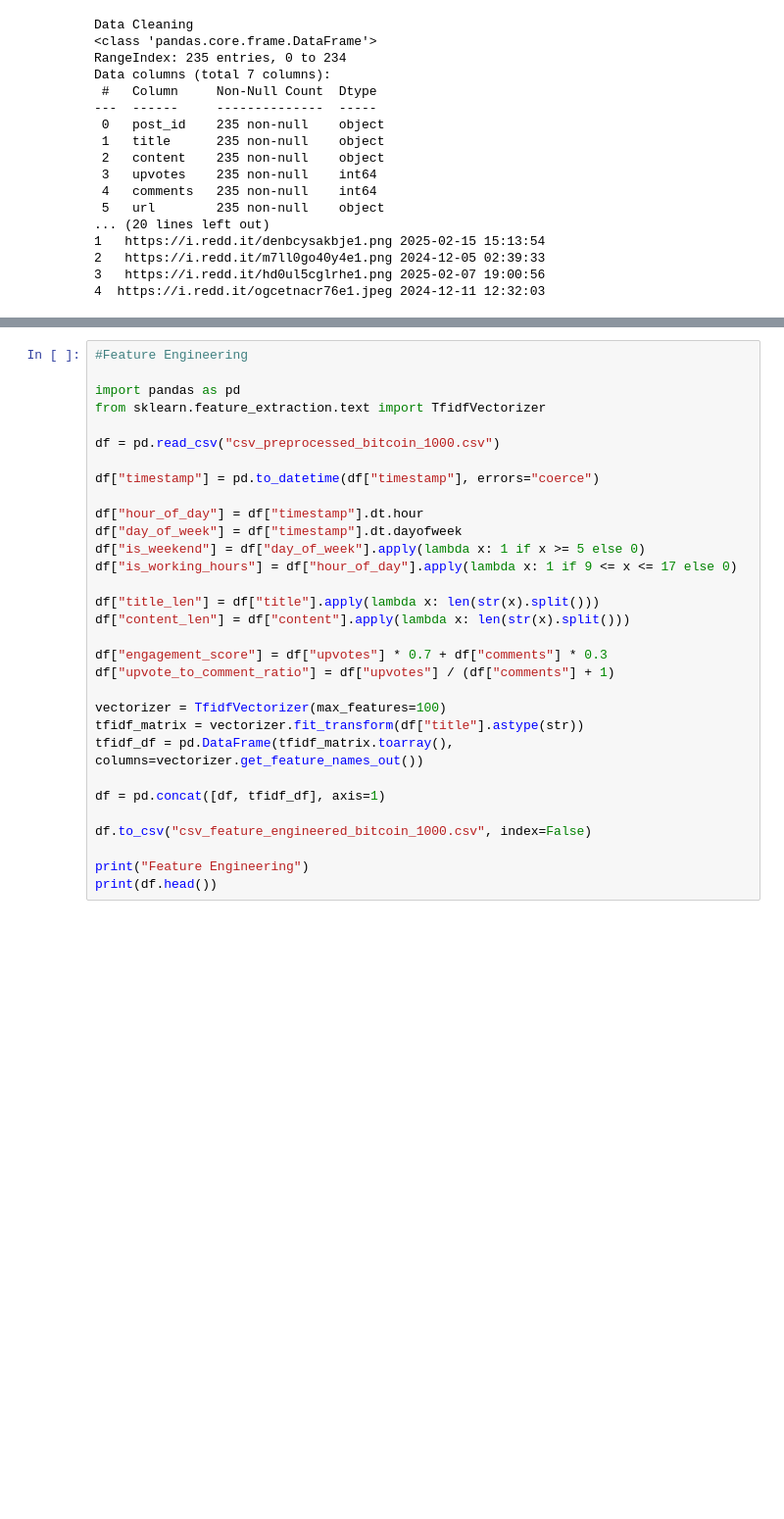
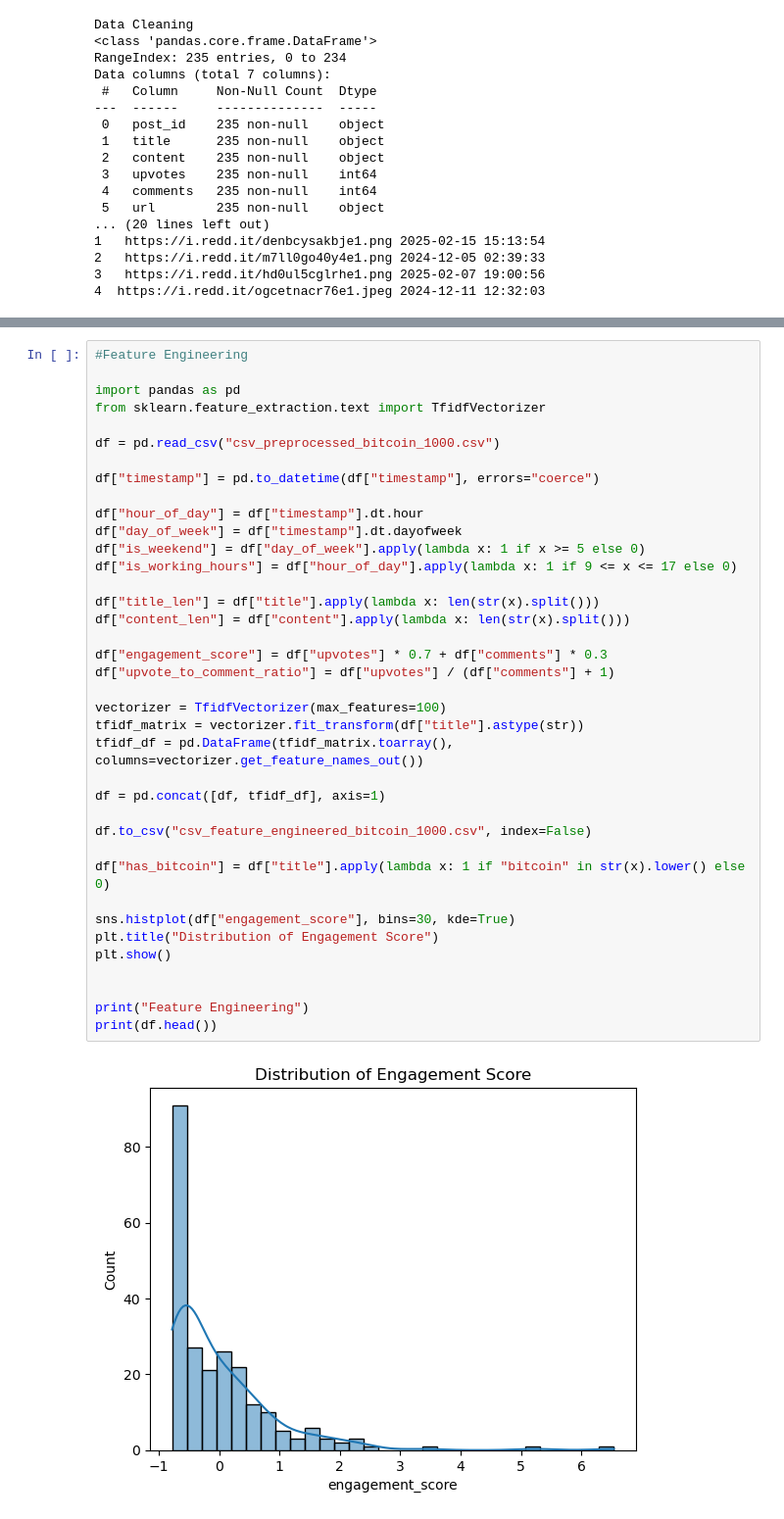
Before and after one commit to ThomasBordi/AppliedDataScience_Project1, a Jupyter notebook: data_fetching.ipynb, the cells around one changed output, grey strips where cells are left out. Shown: that part at 98% size. Cells and saved outputs as stored; diff of their text form; blank space fills up the shorter version.

```diff
--- a/data_fetching.ipynb
+++ b/data_fetching.ipynb
@@ -316,33 +324,41 @@ max    6.570411e+00  7.316202e+00
 
 import pandas as pd
 from sklearn.feature_extraction.text import TfidfVectorizer
 
 df = pd.read_csv("csv_preprocessed_bitcoin_1000.csv")
 
 df["timestamp"] = pd.to_datetime(df["timestamp"], errors="coerce")
 
 df["hour_of_day"] = df["timestamp"].dt.hour
 df["day_of_week"] = df["timestamp"].dt.dayofweek
 df["is_weekend"] = df["day_of_week"].apply(lambda x: 1 if x >= 5 else 0)
 df["is_working_hours"] = df["hour_of_day"].apply(lambda x: 1 if 9 <= x <= 17 else 0)
 
 df["title_len"] = df["title"].apply(lambda x: len(str(x).split()))
 df["content_len"] = df["content"].apply(lambda x: len(str(x).split()))
 
 df["engagement_score"] = df["upvotes"] * 0.7 + df["comments"] * 0.3
 df["upvote_to_comment_ratio"] = df["upvotes"] / (df["comments"] + 1)
 
 vectorizer = TfidfVectorizer(max_features=100)
 tfidf_matrix = vectorizer.fit_transform(df["title"].astype(str))
 tfidf_df = pd.DataFrame(tfidf_matrix.toarray(), columns=vectorizer.get_feature_names_out())
 
 df = pd.concat([df, tfidf_df], axis=1)
 
 df.to_csv("csv_feature_engineered_bitcoin_1000.csv", index=False)
 
+df["has_bitcoin"] = df["title"].apply(lambda x: 1 if "bitcoin" in str(x).lower() else 0)
+
+sns.histplot(df["engagement_score"], bins=30, kde=True)
+plt.title("Distribution of Engagement Score")
+plt.show()
+
+
 print("Feature Engineering")
 print(df.head())
 # %% [output]
+[figure, added]
 Feature Engineering
    post_id                                              title  \
 0  1gqafju  bitcoin has followed a consistent 4year cycle ...
```
Also changed, not shown: parts of 3 cells of this notebook.
